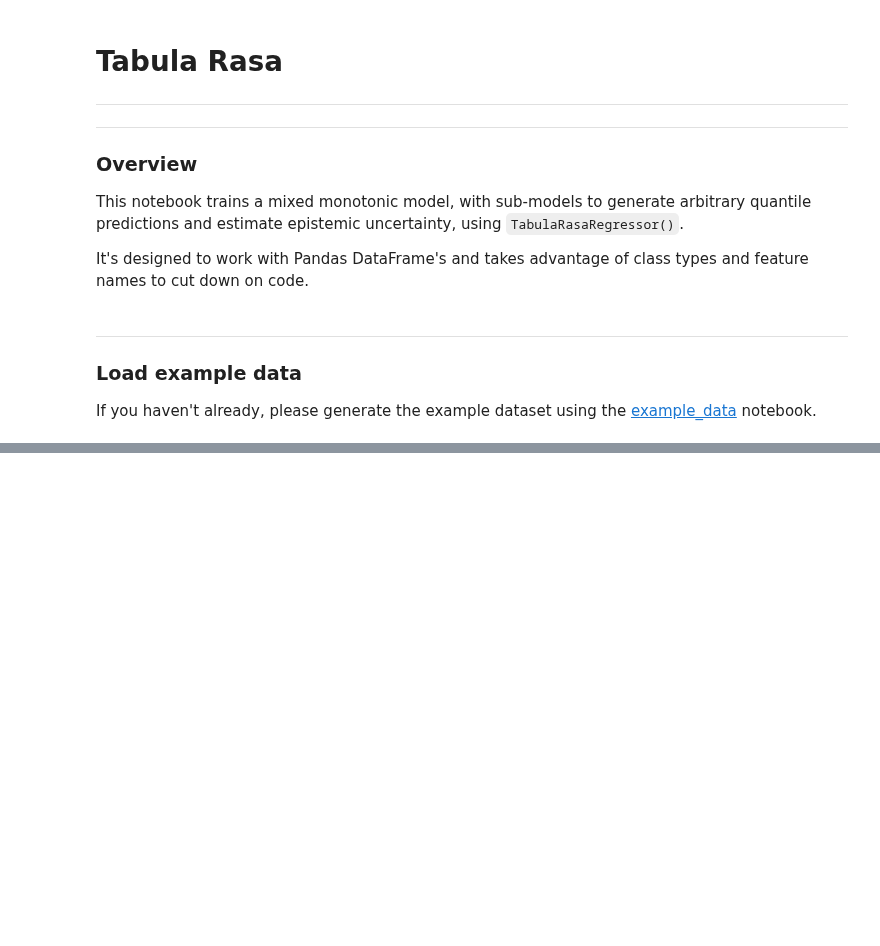
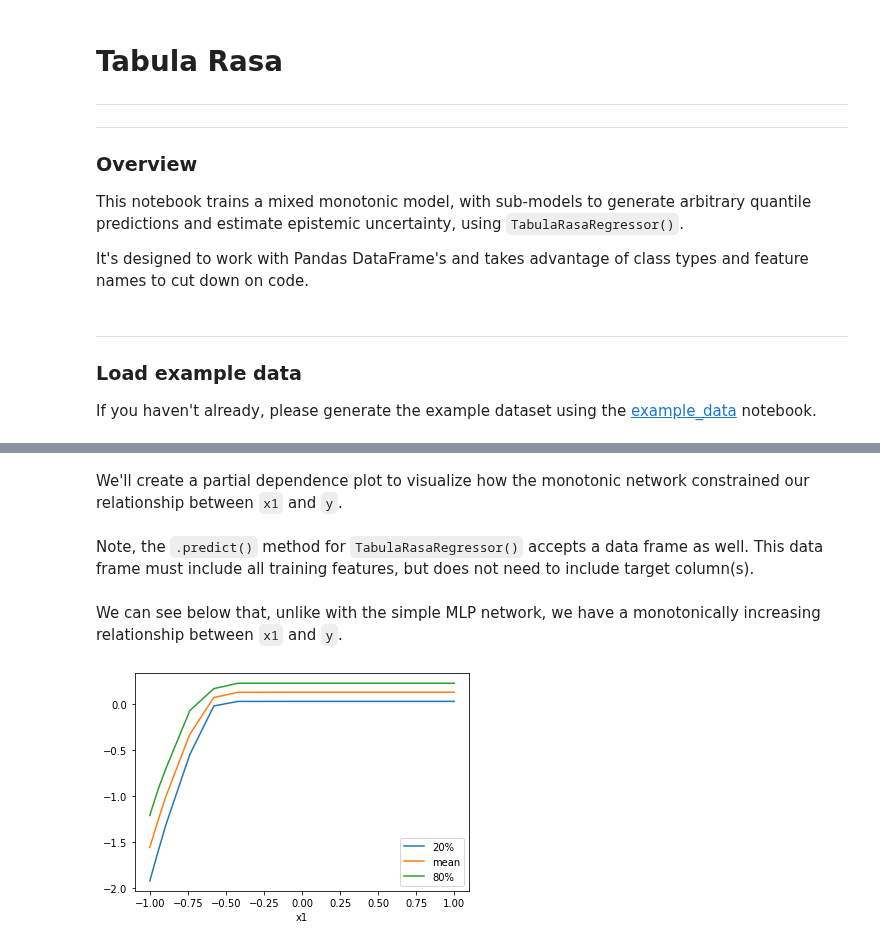
Before and after one commit to djarpin/tabularasa, a Jupyter notebook: examples/tabula_rasa.ipynb, the cells around one changed output, grey strips where cells are left out. Saved outputs shown, nothing was run; the diff lists cells and outputs as text; code cells hidden in the pictures; blank space fills up the shorter version.

Commit message:
UPDATED: TabulaRasa example with better descriptions

```diff
--- a/examples/tabula_rasa.ipynb
+++ b/examples/tabula_rasa.ipynb
@@ -52,2 +44,0 @@ trr = TabulaRasaRegressor(df,
-# %%
-trr.fit(df)
@@ -83,0 +52,2 @@ array([[-0.02938868],
+# %%
+model.fit(df)
@@ -83,0 +72,24 @@ array([[-0.02938868],
+# %% [markdown]
+We'll create a partial dependence plot to visualize how the monotonic network constrained our relationship between `x1` and `y`.
+# %%
+quantiles = [0.01, 0.05, 0.1, 0.2, 0.3, 0.4, 0.6, 0.7, 0.8, 0.9, 0.95, 0.99]
+# %% [markdown]
+Note, the `.predict()` method for `TabulaRasaRegressor()` accepts a data frame as well.  This data frame must include all training features, but does not need to include target column(s).
+# %%
+results = []
+for q in np.quantile(df['x1'], quantiles):
+    dfc = df.copy()
+    dfc['x1'] = q
+    dfc['x1'] = dfc['x1'].astype('float32')
+    p = model.predict(dfc)
+    p = pd.DataFrame(pd.Series(p[:, 0]).describe(percentiles=quantiles)).T
+    p['x1'] = q
+    results.append(p)
+results = pd.concat(results, axis=0)
+# %% [markdown]
+We can see below that, unlike with the simple MLP network, we have a monotonically increasing relationship between `x1` and `y`.
+# %%
+results.plot(x='x1', y=['20%', 'mean', '80%'])
+plt.show()
+# %% [output]
+[figure, added]
```
Also changed, not shown: parts of 19 cells of this notebook.
